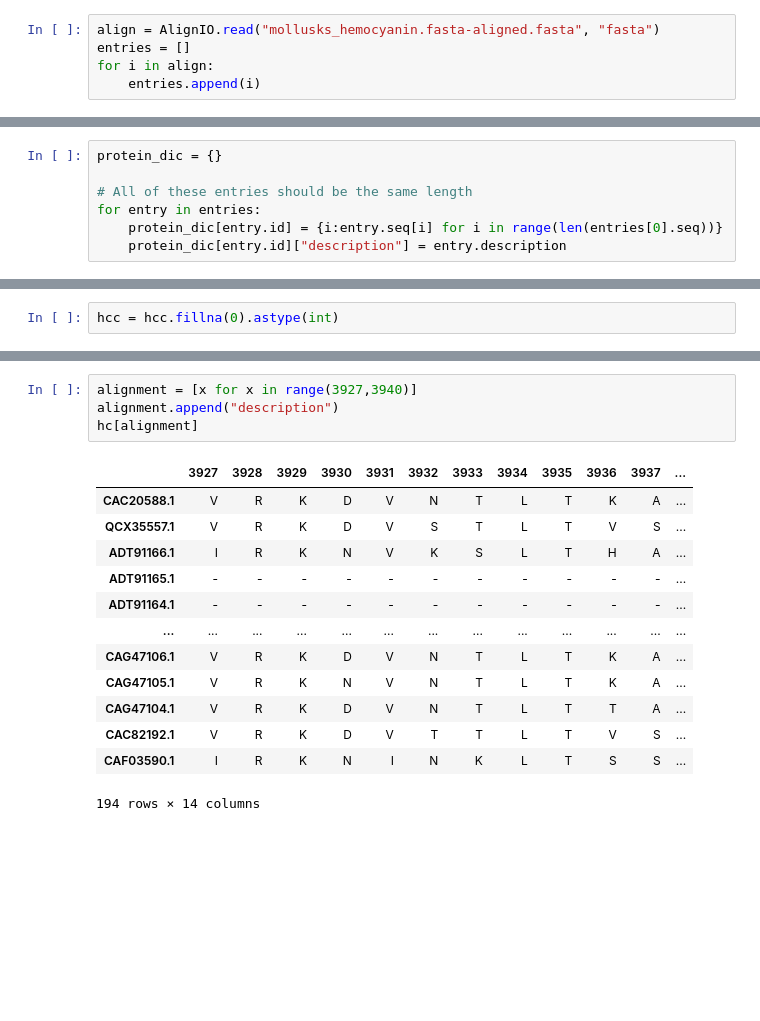
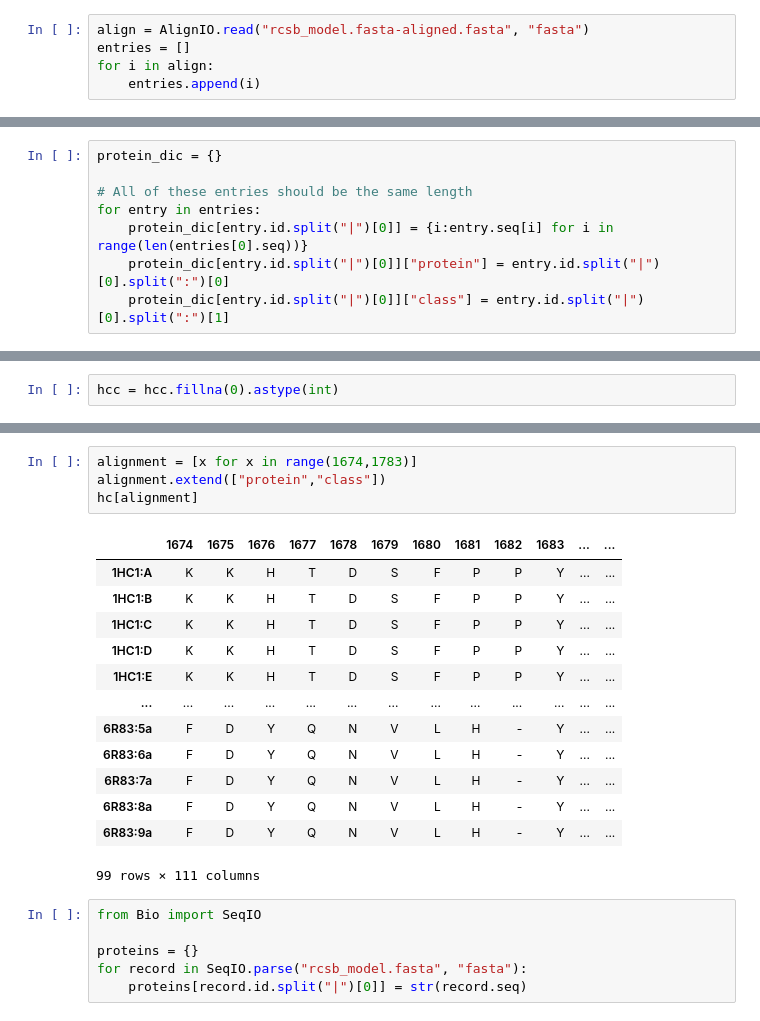
Before and after one commit to mcruggiero/BioVillage, a Jupyter notebook: code/Fasta_Alignment.ipynb, the cells around one changed output, grey strips where cells are left out. Cells and saved outputs as stored; diff of their text form; blank space fills up the shorter version.

```diff
--- a/code/Fasta_Alignment.ipynb
+++ b/code/Fasta_Alignment.ipynb
@@ -40,5 +64,5 @@ mollusks_hemocyanin.fasta-aligned.fasta
 # %%
-align = AlignIO.read("mollusks_hemocyanin.fasta-aligned.fasta", "fasta")
+align = AlignIO.read("rcsb_model.fasta-aligned.fasta", "fasta")
 entries = []
 for i in align:
     entries.append(i)
@@ -66,5 +90,6 @@ protein_dic = {}
 
 # All of these entries should be the same length
 for entry in entries:
-    protein_dic[entry.id] = {i:entry.seq[i] for i in range(len(entries[0].seq))}
-    protein_dic[entry.id]["description"] = entry.description
+    protein_dic[entry.id.split("|")[0]] = {i:entry.seq[i] for i in range(len(entries[0].seq))}
+    protein_dic[entry.id.split("|")[0]]["protein"] = entry.id.split("|")[0].split(":")[0]
+    protein_dic[entry.id.split("|")[0]]["class"] = entry.id.split("|")[0].split(":")[1]
@@ -124,18 +150,24 @@ hcc[hcc["-"] < 68].T
 # %%
-alignment = [x for x in range(3927,3940)]
-alignment.append("description")
+alignment = [x for x in range(1674,1783)]
+alignment.extend(["protein","class"])
 hc[alignment]
 # %% [output]
-|  | 3927 | 3928 | 3929 | 3930 | 3931 | 3932 | 3933 | 3934 | 3935 | 3936 | 3937 | ... |
-| CAC20588.1 | V | R | K | D | V | N | T | L | T | K | A | ... |
-| QCX35557.1 | V | R | K | D | V | S | T | L | T | V | S | ... |
-| ADT91166.1 | I | R | K | N | V | K | S | L | T | H | A | ... |
-| ADT91165.1 | - | - | - | - | - | - | - | - | - | - | - | ... |
-| ADT91164.1 | - | - | - | - | - | - | - | - | - | - | - | ... |
+|  | 1674 | 1675 | 1676 | 1677 | 1678 | 1679 | 1680 | 1681 | 1682 | 1683 | ... | ... |
+| 1HC1:A | K | K | H | T | D | S | F | P | P | Y | ... | ... |
+| 1HC1:B | K | K | H | T | D | S | F | P | P | Y | ... | ... |
+| 1HC1:C | K | K | H | T | D | S | F | P | P | Y | ... | ... |
+| 1HC1:D | K | K | H | T | D | S | F | P | P | Y | ... | ... |
+| 1HC1:E | K | K | H | T | D | S | F | P | P | Y | ... | ... |
 | ... | ... | ... | ... | ... | ... | ... | ... | ... | ... | ... | ... | ... |
-| CAG47106.1 | V | R | K | D | V | N | T | L | T | K | A | ... |
-| CAG47105.1 | V | R | K | N | V | N | T | L | T | K | A | ... |
-| CAG47104.1 | V | R | K | D | V | N | T | L | T | T | A | ... |
-| CAC82192.1 | V | R | K | D | V | T | T | L | T | V | S | ... |
-| CAF03590.1 | I | R | K | N | I | N | K | L | T | S | S | ... |
+| 6R83:5a | F | D | Y | Q | N | V | L | H | - | Y | ... | ... |
+| 6R83:6a | F | D | Y | Q | N | V | L | H | - | Y | ... | ... |
+| 6R83:7a | F | D | Y | Q | N | V | L | H | - | Y | ... | ... |
+| 6R83:8a | F | D | Y | Q | N | V | L | H | - | Y | ... | ... |
+| 6R83:9a | F | D | Y | Q | N | V | L | H | - | Y | ... | ... |
-194 rows × 14 columns
+99 rows × 111 columns
+# %%
+from Bio import SeqIO
+
+proteins = {}
+for record in SeqIO.parse("rcsb_model.fasta", "fasta"):
+    proteins[record.id.split("|")[0]] = str(record.seq)
```
Also changed, not shown: parts of 27 cells of this notebook, 31 other files.
